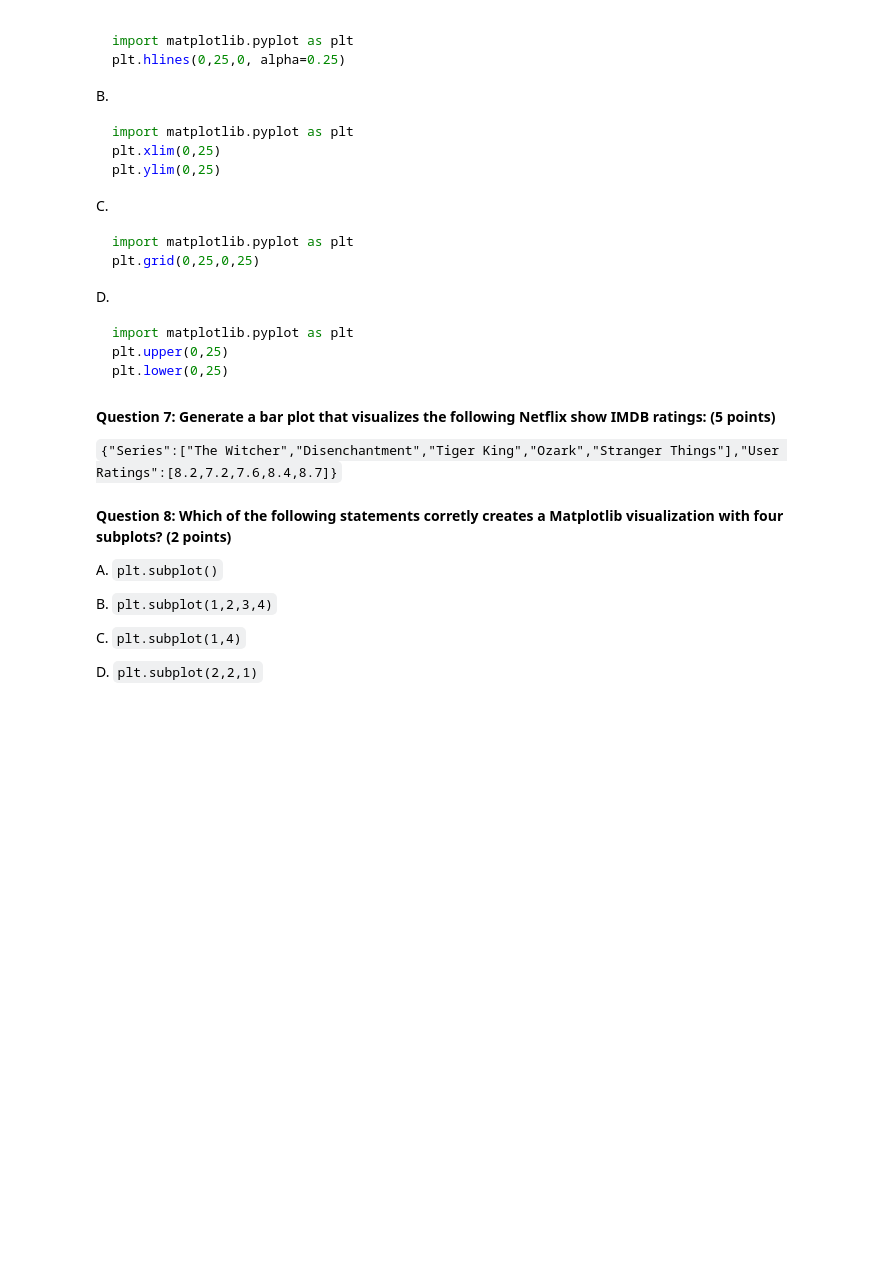
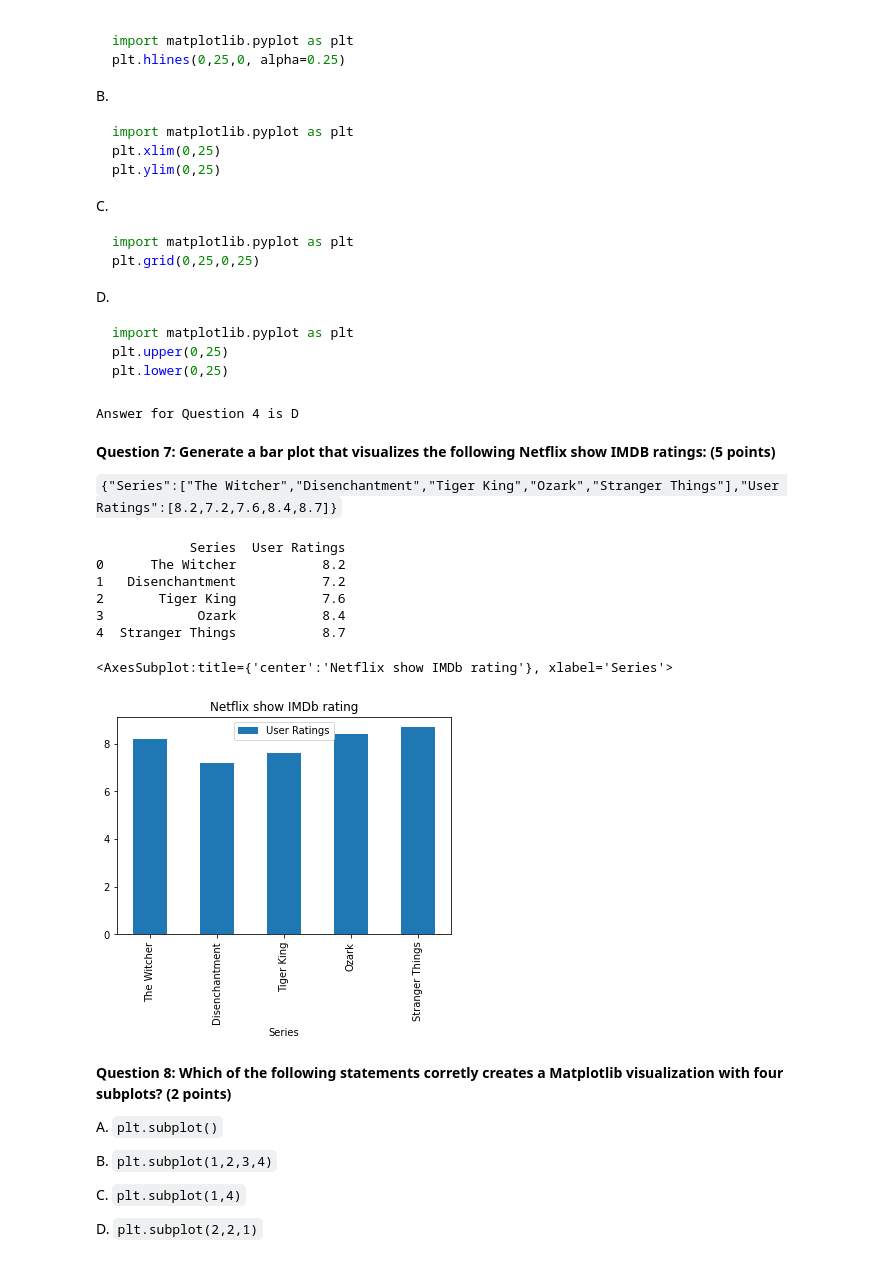
Before and after one commit to vuhpham94/nflx-adv-data-hw, a Jupyter notebook: 10012021/02-Unit_2_3_Assessment/Unsolved/Unit_2_3_Assessment-VP.ipynb, the cells around one changed output. Drawn from its saved outputs; the diff is of its cells as text; code cells hidden in the pictures; blank space fills up the shorter version.

````diff
--- a/10012021/02-Unit_2_3_Assessment/Unsolved/Unit_2_3_Assessment-VP.ipynb
+++ b/10012021/02-Unit_2_3_Assessment/Unsolved/Unit_2_3_Assessment-VP.ipynb
@@ -110,6 +158,9 @@ plt.lower(0,25)
 ```
 # %%
 # Answer 6
+print('Answer for Question 4 is D')
+# %% [output]
+Answer for Question 4 is D
 # %% [markdown]
 **Question 7: Generate a bar plot that visualizes the following Netflix show IMDB ratings: (5 points)**
 
@@ -119,3 +168,22 @@ plt.lower(0,25)
+# %%
+# Answer 7
+# create DataFrame based on provided data
+showrate_df = pd.DataFrame({
+    "Series":["The Witcher","Disenchantment","Tiger King","Ozark","Stranger Things"],
+    "User Ratings":[8.2,7.2,7.6,8.4,8.7]
+})
+print(showrate_df.head())
+# generate bar plot for visualization the Netflix show IMDB ratings
+showrate_df.plot(x='Series', y='User Ratings', kind='bar', title="Netflix show IMDb rating")
+# %% [output]
+            Series  User Ratings
+0      The Witcher           8.2
+1   Disenchantment           7.2
+2       Tiger King           7.6
+3            Ozark           8.4
+4  Stranger Things           8.7
+<AxesSubplot:title={'center':'Netflix show IMDb rating'}, xlabel='Series'>
+[figure, added]
 # %% [markdown]
 **Question 8: Which of the following statements corretly creates a Matplotlib visualization with four subplots? (2 points)**
 
````
Also changed, not shown: parts of 14 cells of this notebook, 2 other files.
